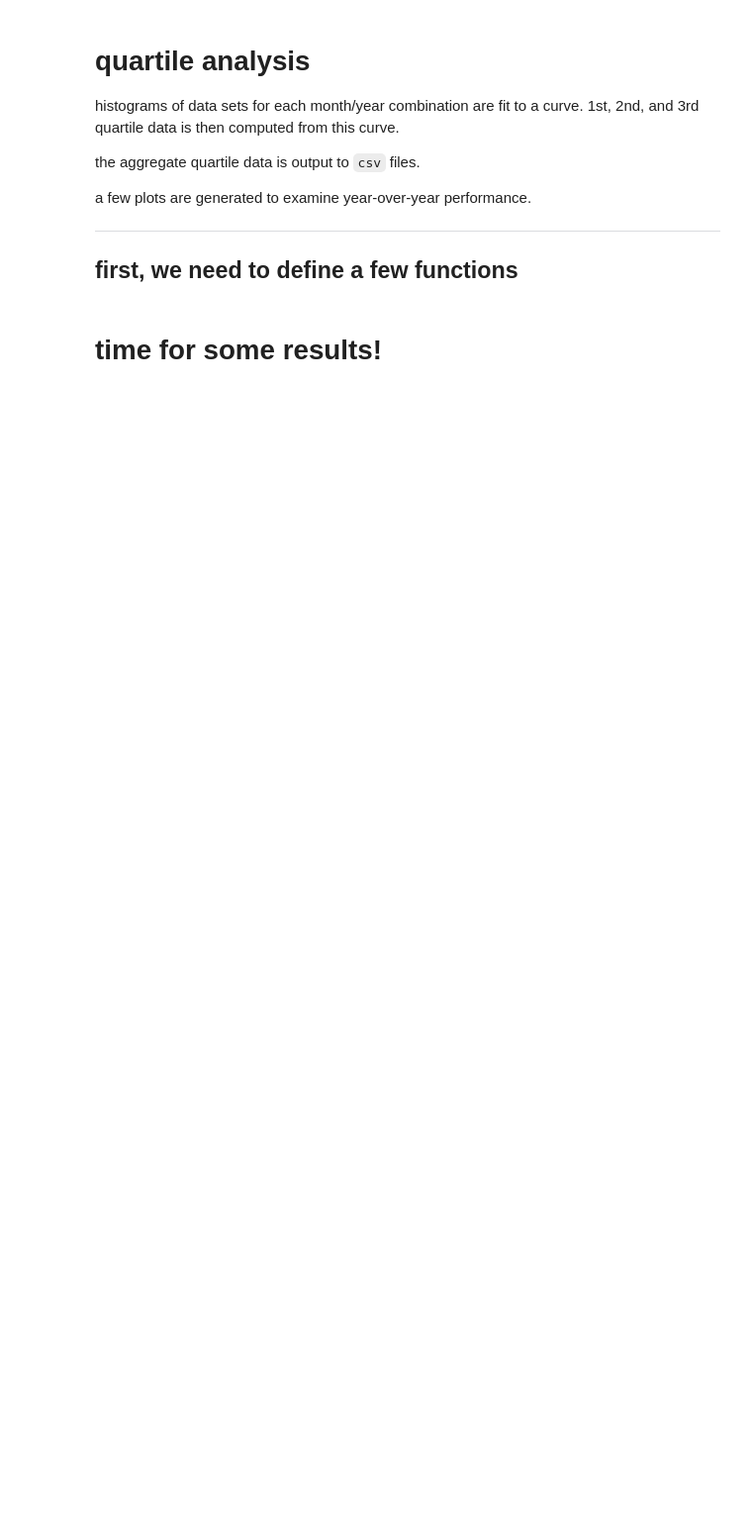
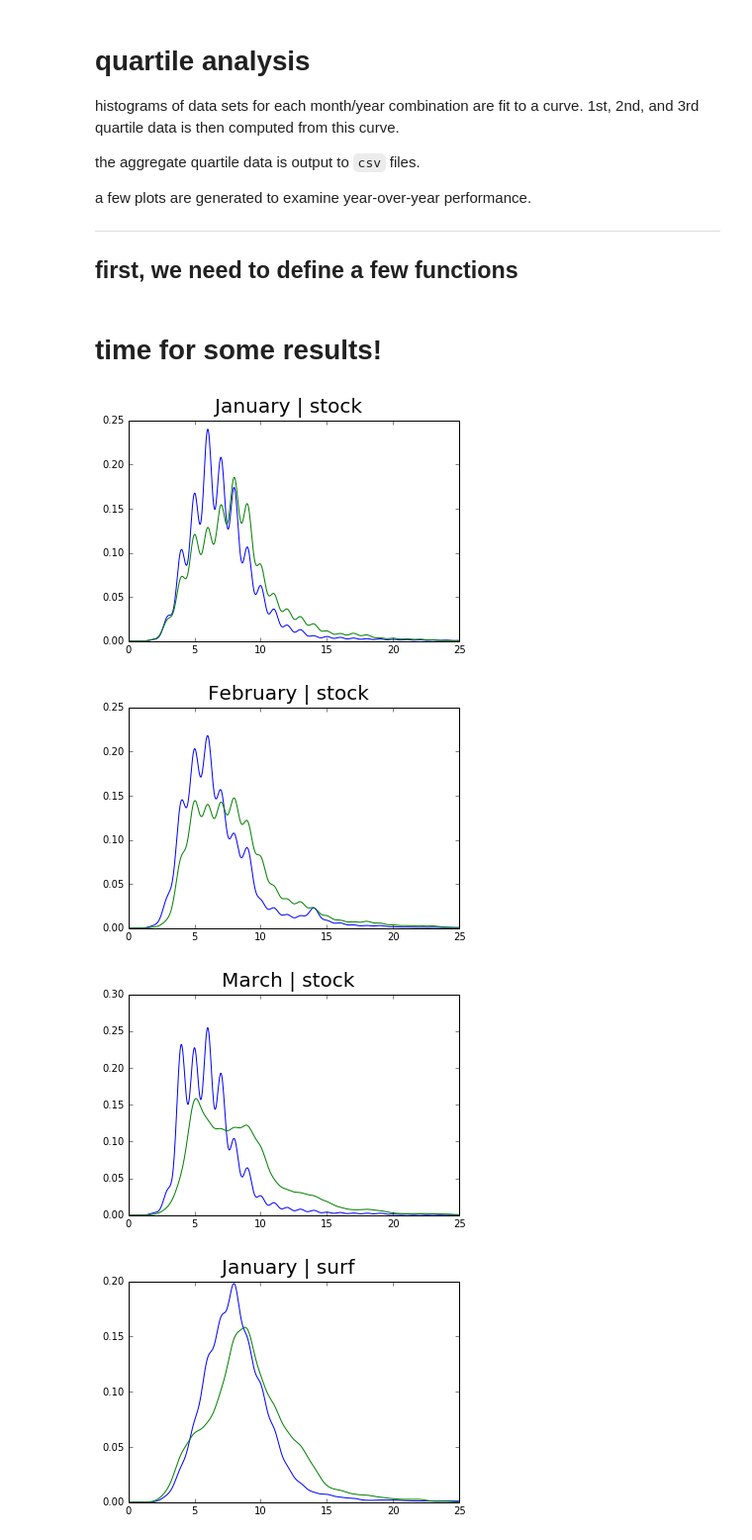
Before and after one commit to ryantuck/discrete-quartiles, a Jupyter notebook: quartile-analysis.ipynb, the cells around one changed output. Shown at 99% size. Drawn from its saved outputs; the diff is of its cells as text; code cells hidden in the pictures; blank space fills up the shorter version.

```diff
--- a/quartile-analysis.ipynb
+++ b/quartile-analysis.ipynb
@@ -127,18 +127,23 @@ for x in ['stock','surf']:
 # %%
 # plot some yoy data for both categories
 for x in ['stock','surf']:
 
     # read in data
     df = pd.read_csv('{i}.csv'.format(i=x))
 
     # generate plots!
     for m in ['January', 'February','March']:
 
         m_df = df[df['month'] == m]
 
         years_data = []
         for year in set(m_df['year']):
             this_year = list(m_df[m_df['year'] == year]['days'])
             years_data.append(this_year)
 
-        plot_fit(years_data,m)
+        plot_fit(years_data,'{m} | {s}'.format(m=m, s=x))
+# %% [output]
+[figure, added]
+[figure, added]
+[figure, added]
+[figure, added]
```
Also changed, not shown: parts of 1 cell of this notebook.
